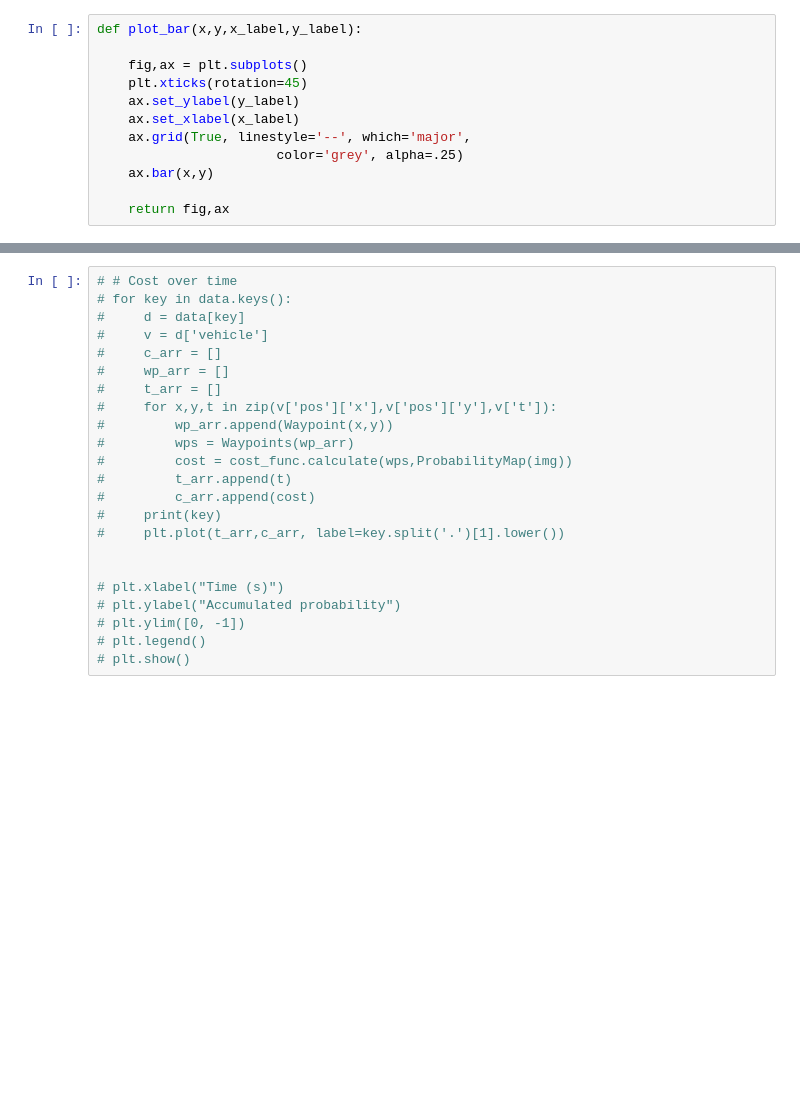
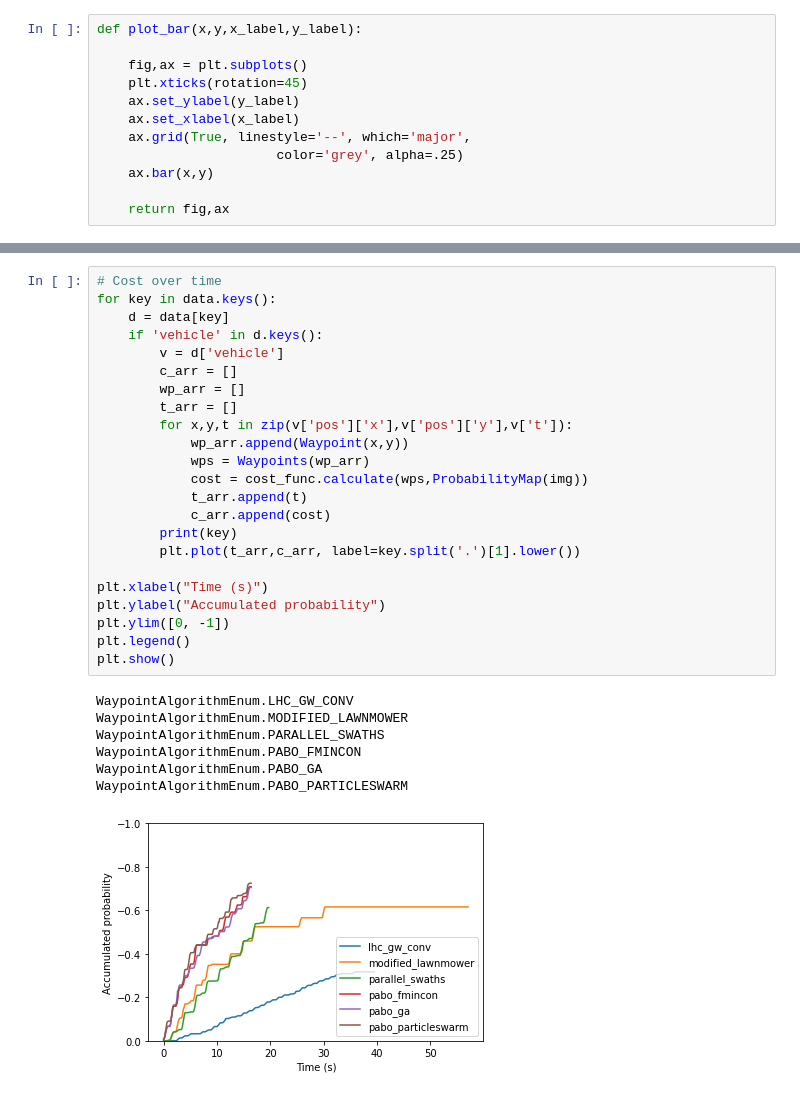
Before and after one commit to iwishiwasaneagle/OPP_4_SAR, a Jupyter notebook: visualize_data.ipynb, the cells around one changed output, grey strips where cells are left out. Saved outputs shown, nothing was run; the diff lists cells and outputs as text; blank space fills up the shorter version.

```diff
--- a/visualize_data.ipynb
+++ b/visualize_data.ipynb
@@ -128,25 +128,33 @@ fig.savefig("time_to_calculate_all.png")
 # %%
-# # Cost over time
-# for key in data.keys():
-#     d = data[key]
-#     v = d['vehicle']
-#     c_arr = []
-#     wp_arr = []
-#     t_arr = []
-#     for x,y,t in zip(v['pos']['x'],v['pos']['y'],v['t']):
-#         wp_arr.append(Waypoint(x,y))
-#         wps = Waypoints(wp_arr)
-#         cost = cost_func.calculate(wps,ProbabilityMap(img))
-#         t_arr.append(t)
-#         c_arr.append(cost)
-#     print(key)
-#     plt.plot(t_arr,c_arr, label=key.split('.')[1].lower())
+# Cost over time
+for key in data.keys():
+    d = data[key]
+    if 'vehicle' in d.keys():
+        v = d['vehicle']
+        c_arr = []
+        wp_arr = []
+        t_arr = []
+        for x,y,t in zip(v['pos']['x'],v['pos']['y'],v['t']):
+            wp_arr.append(Waypoint(x,y))
+            wps = Waypoints(wp_arr)
+            cost = cost_func.calculate(wps,ProbabilityMap(img))
+            t_arr.append(t)
+            c_arr.append(cost)
+        print(key)
+        plt.plot(t_arr,c_arr, label=key.split('.')[1].lower())
 
-
-# plt.xlabel("Time (s)")
-# plt.ylabel("Accumulated probability")
-# plt.ylim([0, -1])
-# plt.legend()
-# plt.show()
+plt.xlabel("Time (s)")
+plt.ylabel("Accumulated probability")
+plt.ylim([0, -1])
+plt.legend()
+plt.show()
+# %% [output]
+WaypointAlgorithmEnum.LHC_GW_CONV
+WaypointAlgorithmEnum.MODIFIED_LAWNMOWER
+WaypointAlgorithmEnum.PARALLEL_SWATHS
+WaypointAlgorithmEnum.PABO_FMINCON
+WaypointAlgorithmEnum.PABO_GA
+WaypointAlgorithmEnum.PABO_PARTICLESWARM
+[figure, added]
 # %%
 prob = ProbabilityMap(img)
```
Also changed, not shown: parts of 6 cells of this notebook, 7 other files.
